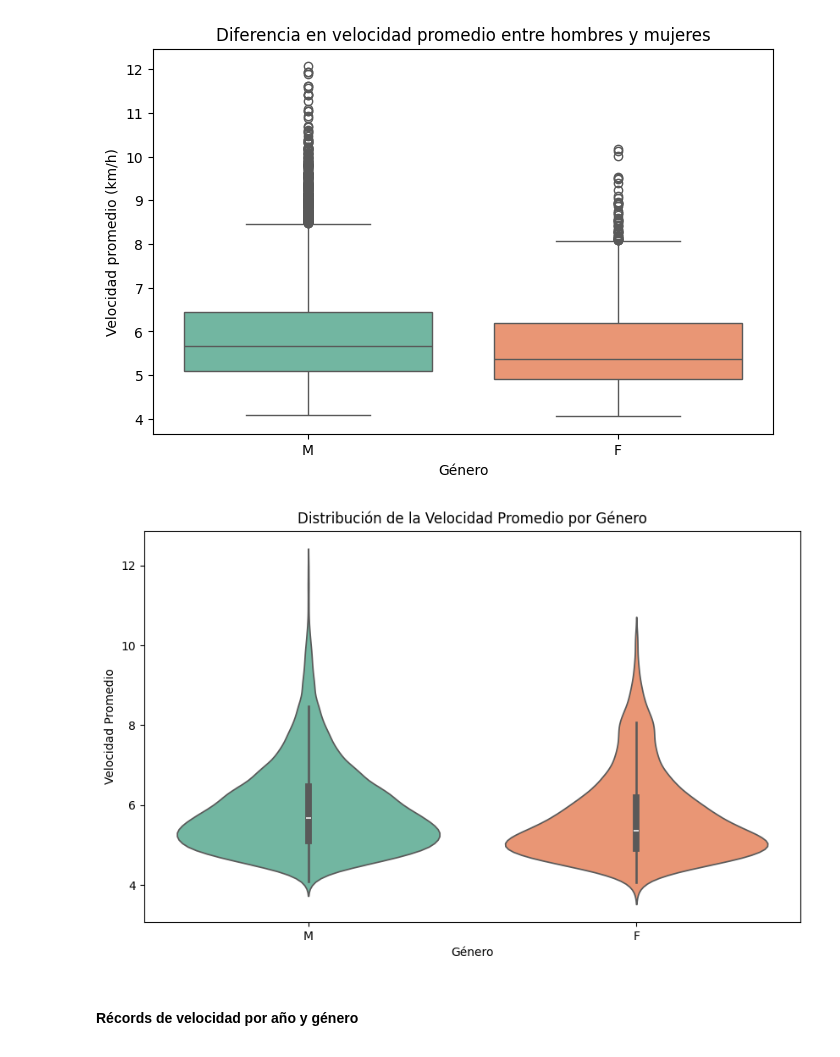
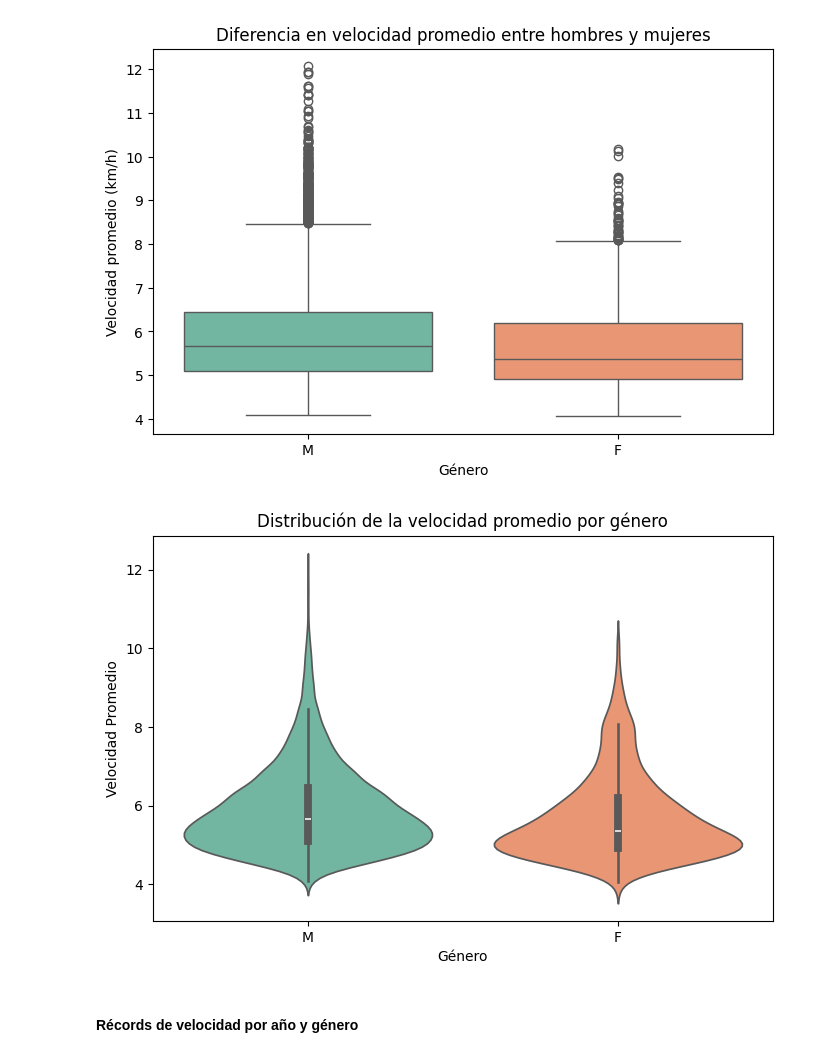
Before and after one commit to andalons/ultra-marathon-EDA, a Jupyter notebook: eda_ultra_marathon.ipynb, the cells around one changed output. Saved outputs shown, nothing was run; the diff lists cells and outputs as text; code cells hidden in the pictures.

```diff
--- a/eda_ultra_marathon.ipynb
+++ b/eda_ultra_marathon.ipynb
@@ -475,14 +475,14 @@ plt.show()
 # %% [output]
 [figure]
 # %%
-plt.figure(figsize=(10, 6))
+plt.figure(figsize=(8, 5))
 sns.violinplot(x='gender', y='avg_speed', data=df_transvulcania, palette='Set2', hue="gender")
-plt.title('Distribución de la Velocidad Promedio por Género')
+plt.title('Distribución de la velocidad promedio por género')
 plt.xlabel('Género')
 plt.ylabel('Velocidad Promedio')
 plt.show()
 # %% [output]
-[figure, old version]
+[figure, new version]
 # %% [markdown]
 #### Récords de velocidad por año y género
 # %%
```
Also changed, not shown: parts of 9 cells of this notebook.
